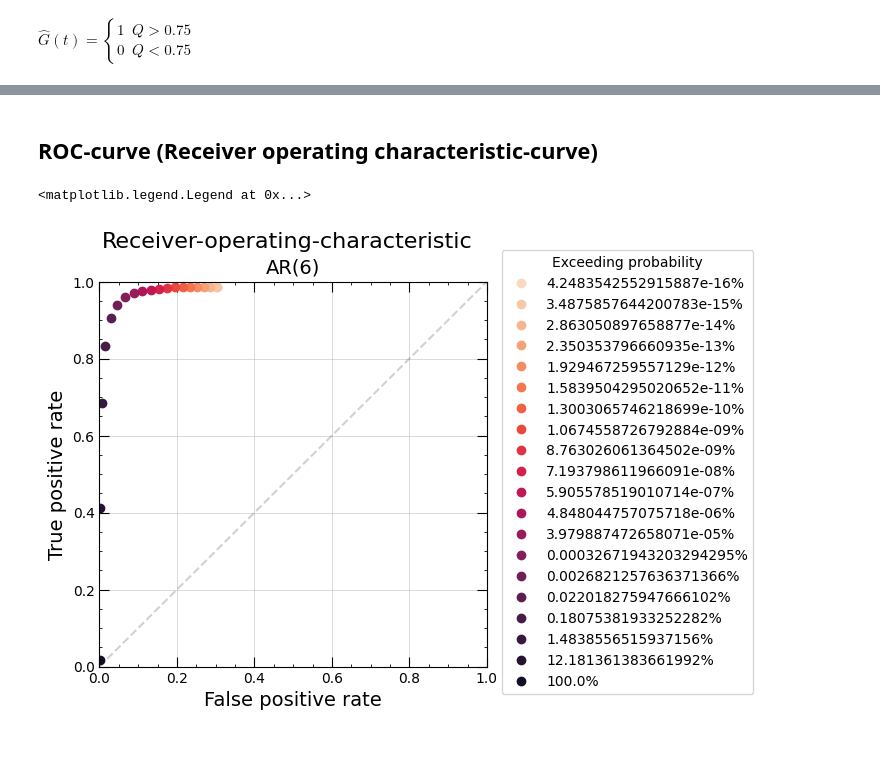
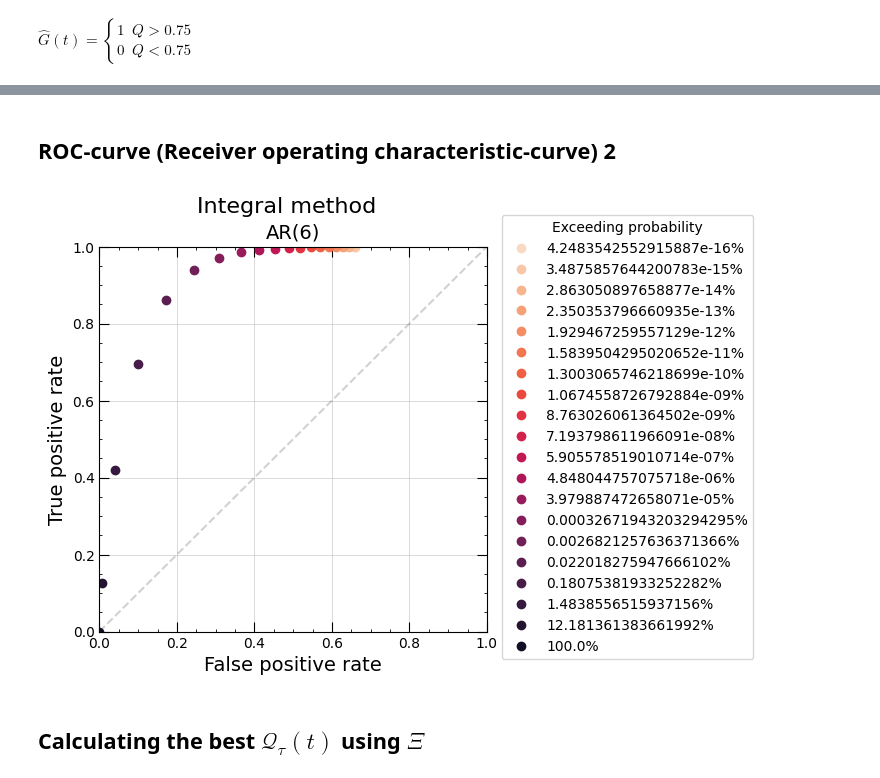
Before and after one commit to Moorboor/WindGust, a Jupyter notebook: AutoRegression2.ipynb, the cells around one changed output, grey strips where cells are left out. Drawn from its saved outputs; the diff is of its cells as text; code cells hidden in the pictures; blank space fills up the shorter version.

```diff
--- a/AutoRegression2.ipynb
+++ b/AutoRegression2.ipynb
@@ -222,7 +288,7 @@ $\displaystyle Cov({x_t,x_{t+\tau}})=(x_t-\mu_x)(x_{t+\tau}-\mu_x)$
 # %%
 def autocovariance(data, lag):
 
-    cov = (data - data.mean())[lag:] * (data - data.mean())[:-lag]
+    cov = (data)[lag:] * (data)[:-lag]
     return cov.mean()
 
 # Yule-Walker Equation takes 1 seconds
@@ -337,9 +531,8 @@ print(white_noise.max())
 # %%
-phi_hats = get_phis(train_data_intervals[0])
+phi_hats = get_phis(train_intervals[0])
 predictions = []
 
-for x in train_data_intervals[1:]:
-    x = get_sma(x)
+for x in smoothed_train_intervals[1:]:
     prediction = np.convolve(x[:-1], phi_hats, "valid")
     predictions.append(prediction)
     phi_hats = get_phis(x)
@@ -429,4 +612,6 @@ np.argmax(train_data_intervals.max(axis=1))
 # %%
 quantiles = 1/np.exp(np.linspace(0, 40, 20))[::-1]
-wind_gusts = np.where(train_data_intervals[1:, l:].flatten() >= gust_th, 3, 0) # G(t)
+wind_gusts = np.where(train_intervals[1:, l:].flatten() >= gust_th, 3, 0) # G(t)
 n_gusts = np.where(wind_gusts == 3, 1, 0).sum()
+
+print(f"Total wind gusts: {n_gusts}")
@@ -433,3 +669,5 @@ n_gusts = np.where(wind_gusts == 3, 1, 0).sum()
+# %% [markdown]
+## ROC-curve (Receiver operating characteristic-curve) 2
 # %%
 performances2 = dict.fromkeys(quantiles)
 
@@ -446,68 +682,37 @@ for quantile in quantiles:
     false_positive_rate = false_positive.sum() / (len(wind_gusts) - n_gusts)
 
     performances2[quantile] = (true_positive_rate, false_positive_rate)
-# %%
-# OLD VERSION
-thresholds = np.linspace(-1, 1, 35)
-performances = dict.fromkeys(thresholds)
-
-# Actual occurance: wind gust
-wind_gusts = np.where(train_data_intervals[1:, l:].flatten() >= gust_th, 3, 0)
-n_gusts = np.where(wind_gusts == 3, 1, 0).sum()
-
-for threshold in thresholds:
-
-
-    # Model prediction: wind gust
-    wind_gusts_pred = np.where(predictions.flatten() >= threshold, 1, 0)
-    # 3, 0
-    # 1, 0
-
-    accuracies = []
-    true_positive = np.where(wind_gusts_pred + wind_gusts == 4, 1, 0)
-    false_positive = np.where(wind_gusts_pred + wind_gusts == 1, 1, 0)
-
-
-    true_positive_rate = true_positive.sum() / n_gusts
-    false_positive_rate = false_positive.sum() / (len(wind_gusts)-n_gusts)
-
-    accuracies.append(true_positive_rate)
-    accuracies.append(false_positive_rate)
-
-
-    performances.update({threshold: accuracies})
-# %% [markdown]
-## ROC-curve (Receiver operating characteristic-curve)
 # %%
 colors = sns.color_palette("rocket_r", len(performances2))
 
 fig = plt.figure(1, figsize=(5,5))
 
 i = 0
 for threshold, (true_positive_rate, false_positive_rate) in performances2.items():
     plt.plot(false_positive_rate, true_positive_rate, "o", label=f"{quantiles[i]*100}%", color=colors[i])
     i += 1
 plt.plot(np.arange(2), linestyle="--", color='#0f0f0f30')
 
 
 plt.grid(linewidth=0.4, alpha=0.8)
 plt.xlim(0,1)
 plt.ylim(0,1)
 
 plt.minorticks_on()
 plt.tick_params(direction="in", which="major", length=7, bottom=True, top=True, right=True)
 plt.tick_params(direction="in", which="minor", length=2.5, bottom=True, top=True, right=True)
 plt.xlabel("False positive rate", fontsize=14)
 plt.ylabel("True positive rate", fontsize=14)
 
 plt.title(f"AR({n_coffs})", fontsize=14)
-plt.suptitle("Receiver-operating-characteristic", fontsize=16)
+plt.suptitle("Integral method", fontsize=16)
 plt.legend(title="Exceeding probability", fontsize=10, bbox_to_anchor=(1.02,1.1))
 
-#plt.savefig(os.path.join(PLOTS_PATH, f"{dname}-AR({n_coffs}).png"), format="png", dpi=300, bbox_inches="tight")
+plt.savefig(os.path.join(PLOTS_PATH, f"{dname}-tau={train_per}Integral-AR({n_coffs}).png"), format="png", dpi=300, bbox_inches="tight")
 # %% [output]
-<matplotlib.legend.Legend at 0x...>
-[figure, old version]
+[figure, new version]
+# %% [markdown]
+## Calculating the best $\mathcal{Q}_{\tau}(t)$ using $\Xi$
 # %%
 base_1 = np.array([.5,-.5])
 base_2 = np.array([.5, .5])
```
Also changed, not shown: parts of 47 cells of this notebook.
